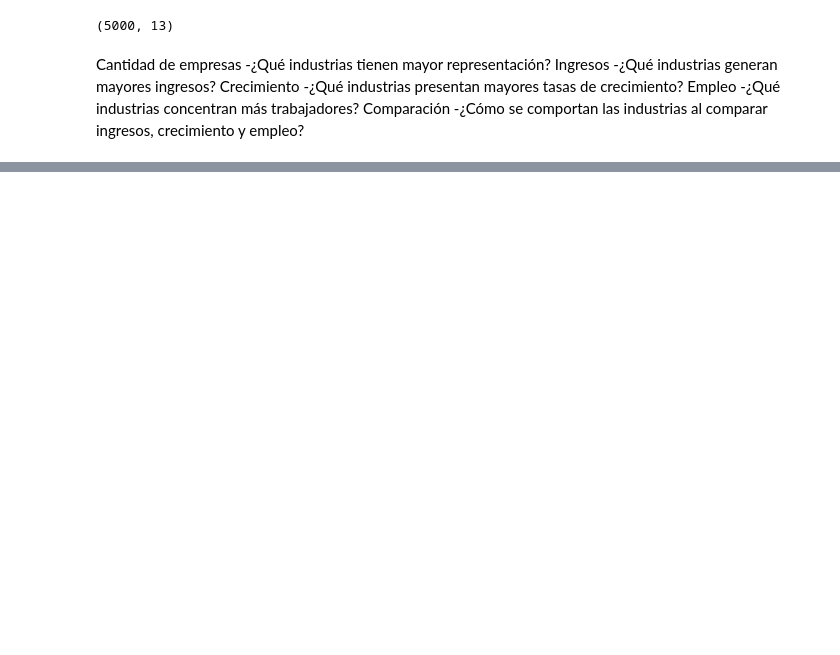
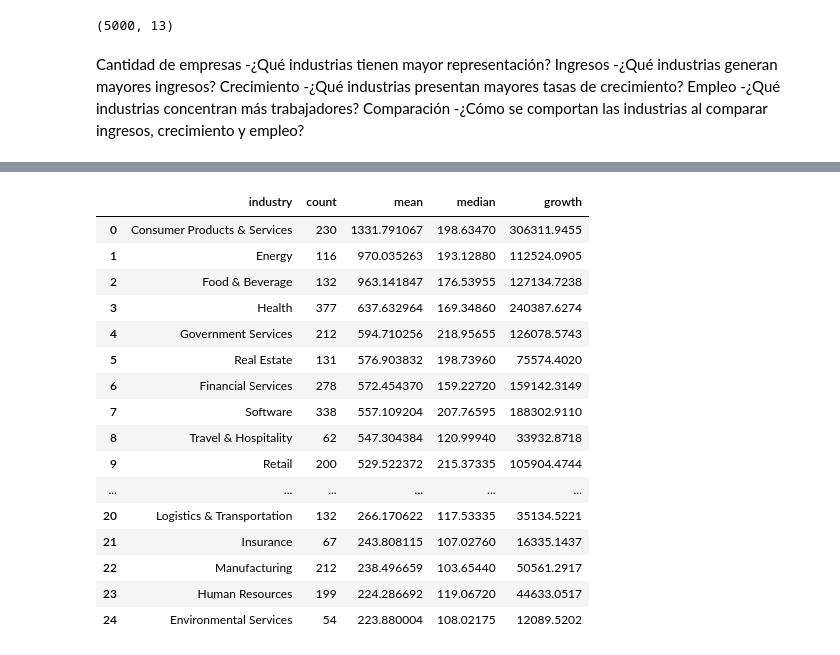
Before and after one commit to Emerson-SM/US_Business_Growth_Industry_Analysis, a Jupyter notebook: notebooks/04_industry_analysis.ipynb, the cells around one changed output, grey strips where cells are left out. Saved outputs shown, nothing was run; the diff lists cells and outputs as text; code cells hidden in the pictures; blank space fills up the shorter version.

```diff
--- a/notebooks/04_industry_analysis.ipynb
+++ b/notebooks/04_industry_analysis.ipynb
@@ -65,0 +164,30 @@ plt.show()
+# %%
+#Crecimiento-¿Qué industrias presentan mayores tasas de crecimiento?
+most_growth = (
+    df_clean.groupby('industry', as_index=False)['growth']
+    .agg(['count','mean','median']).sort_values('mean', ascending=False)
+)
+
+sum_growth = df_clean.groupby('industry')['growth'].sum()
+
+most_growth = pd.merge(most_growth, sum_growth, on='industry')
+
+most_growth
+# %% [output]
+|  | industry | count | mean | median | growth |
+| 0 | Consumer Products & Services | 230 | 1331.791067 | 198.63470 | 306311.9455 |
+| 1 | Energy | 116 | 970.035263 | 193.12880 | 112524.0905 |
+| 2 | Food & Beverage | 132 | 963.141847 | 176.53955 | 127134.7238 |
+| 3 | Health | 377 | 637.632964 | 169.34860 | 240387.6274 |
+| 4 | Government Services | 212 | 594.710256 | 218.95655 | 126078.5743 |
+| 5 | Real Estate | 131 | 576.903832 | 198.73960 | 75574.4020 |
+| 6 | Financial Services | 278 | 572.454370 | 159.22720 | 159142.3149 |
+| 7 | Software | 338 | 557.109204 | 207.76595 | 188302.9110 |
+| 8 | Travel & Hospitality | 62 | 547.304384 | 120.99940 | 33932.8718 |
+| 9 | Retail | 200 | 529.522372 | 215.37335 | 105904.4744 |
+| ... | ... | ... | ... | ... | ... |
+| 20 | Logistics & Transportation | 132 | 266.170622 | 117.53335 | 35134.5221 |
+| 21 | Insurance | 67 | 243.808115 | 107.02760 | 16335.1437 |
+| 22 | Manufacturing | 212 | 238.496659 | 103.65440 | 50561.2917 |
+| 23 | Human Resources | 199 | 224.286692 | 119.06720 | 44633.0517 |
+| 24 | Environmental Services | 54 | 223.880004 | 108.02175 | 12089.5202 |
```
Also changed, not shown: parts of 13 cells of this notebook.
